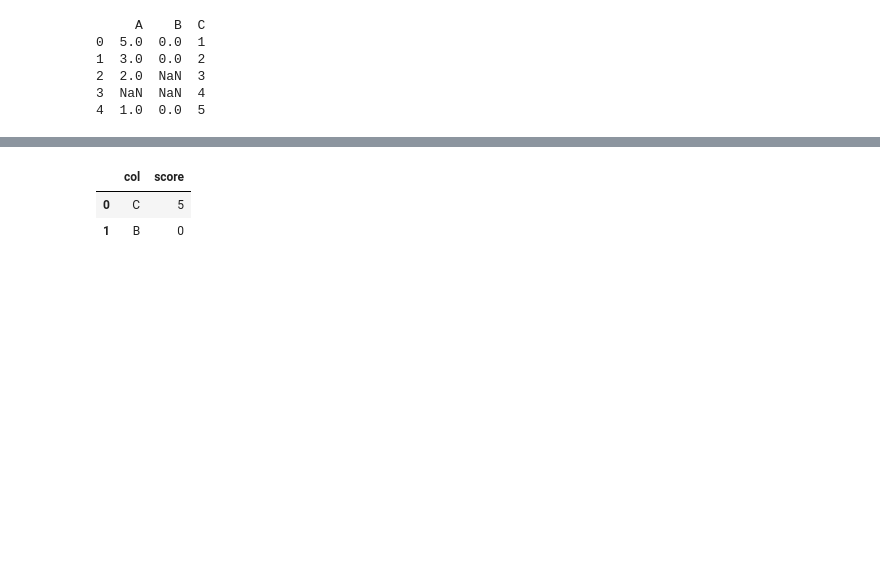
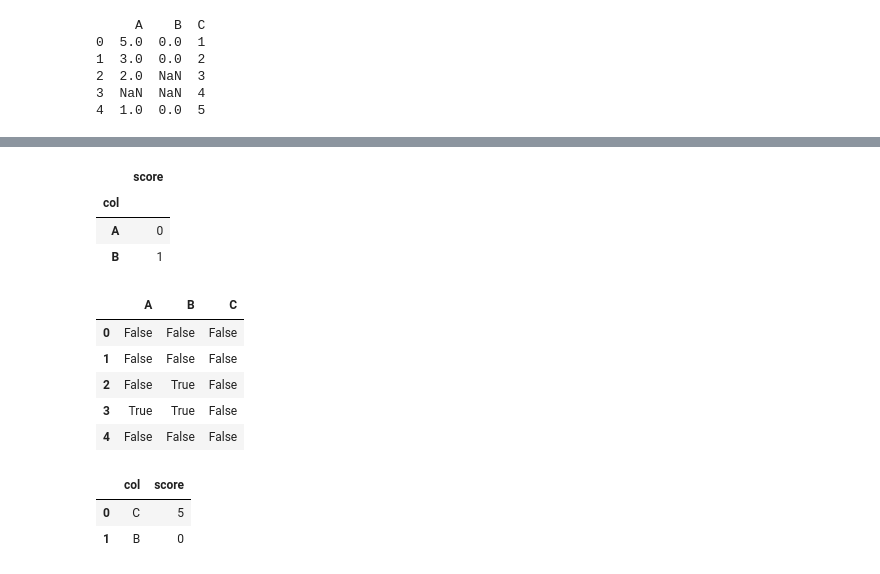
Before and after one commit to jaeyoun-chang/u_city_capstone, a Jupyter notebook: mask.ipynb, the cells around one changed output, grey strips where cells are left out. Saved outputs shown, nothing was run; the diff lists cells and outputs as text; code cells hidden in the pictures; blank space fills up the shorter version.

```diff
--- a/mask.ipynb
+++ b/mask.ipynb
@@ -215,3 +258,7 @@ print(df)
 2  2.0  NaN  3
 3  NaN  NaN  4
 4  1.0  0.0  5
+# %%
+# Reference DataFrame
+df_ref = pd.DataFrame({'col': ['A', 'B'], 'score': [0, 1]})
+df_ref
@@ -217,0 +269,6 @@ print(df)
+# %%
+# DataFrame to be updated
+df = pd.DataFrame({'A': [5, 3, 2, 0, 1],
+                   'B': [0, 0, 1, 1, 0],
+                   'C': [1, 2, 3, 4, 5]})
+df
@@ -218,3 +282,23 @@ print(df)
+# %%
+# Set the 'col' column as the index in the reference DataFrame
+df_ref.set_index('col', inplace=True)
+df_ref
+# %% [output]
+|  | score |
+| col |  |
+| A | 0 |
+| B | 1 |
+# %%
+# Get the matching values mask
+mask = df.eq(df_ref['score'], axis=1)
+mask
+# %% [output]
+|  | A | B | C |
+| 0 | False | False | False |
+| 1 | False | False | False |
+| 2 | False | True | False |
+| 3 | True | True | False |
+| 4 | False | False | False |
 # %%
 # Reference DataFrame
 df_ref = pd.DataFrame({'col': ['C', 'B'], 'score': [5, 0]})
```
Also changed, not shown: parts of 9 cells of this notebook, 2 other files.
